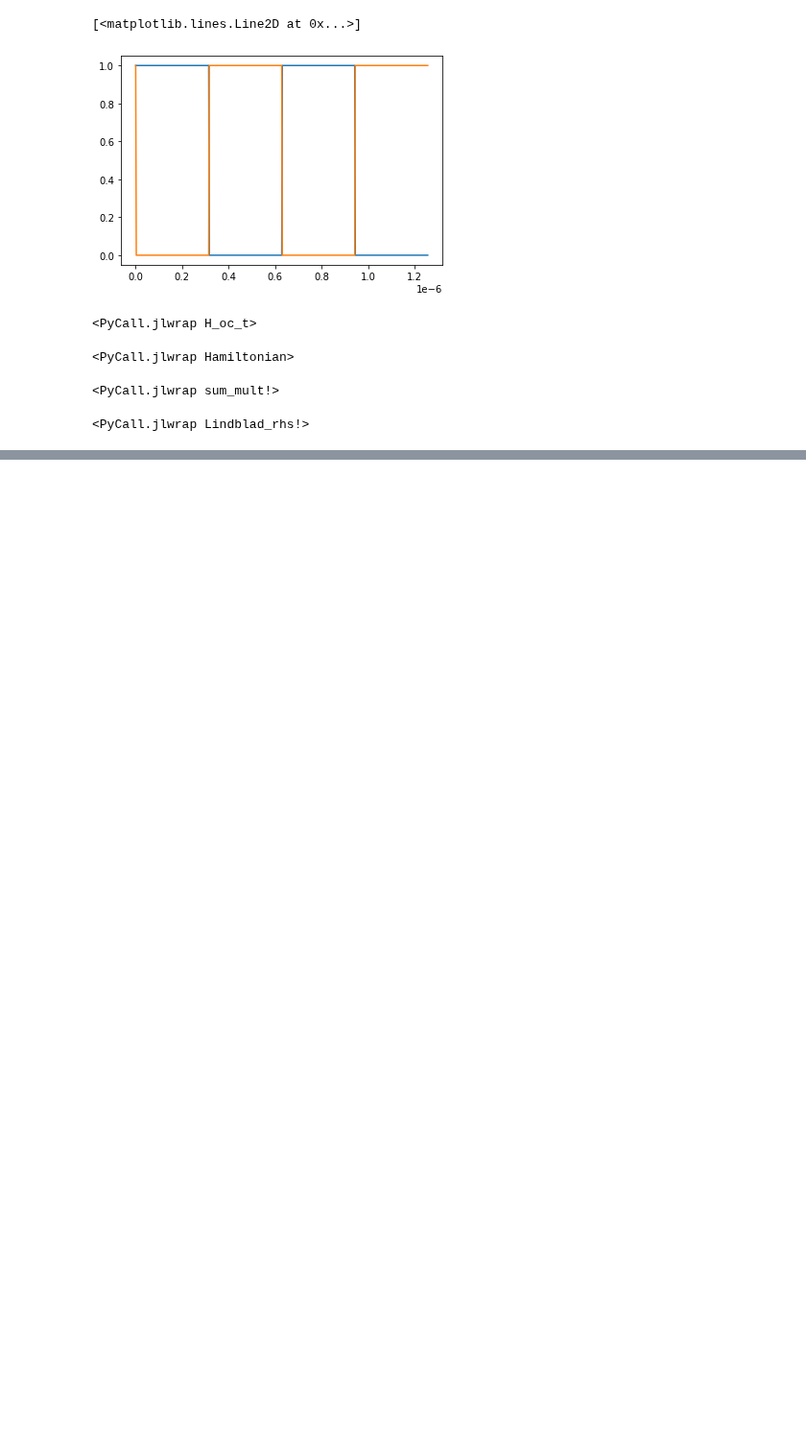
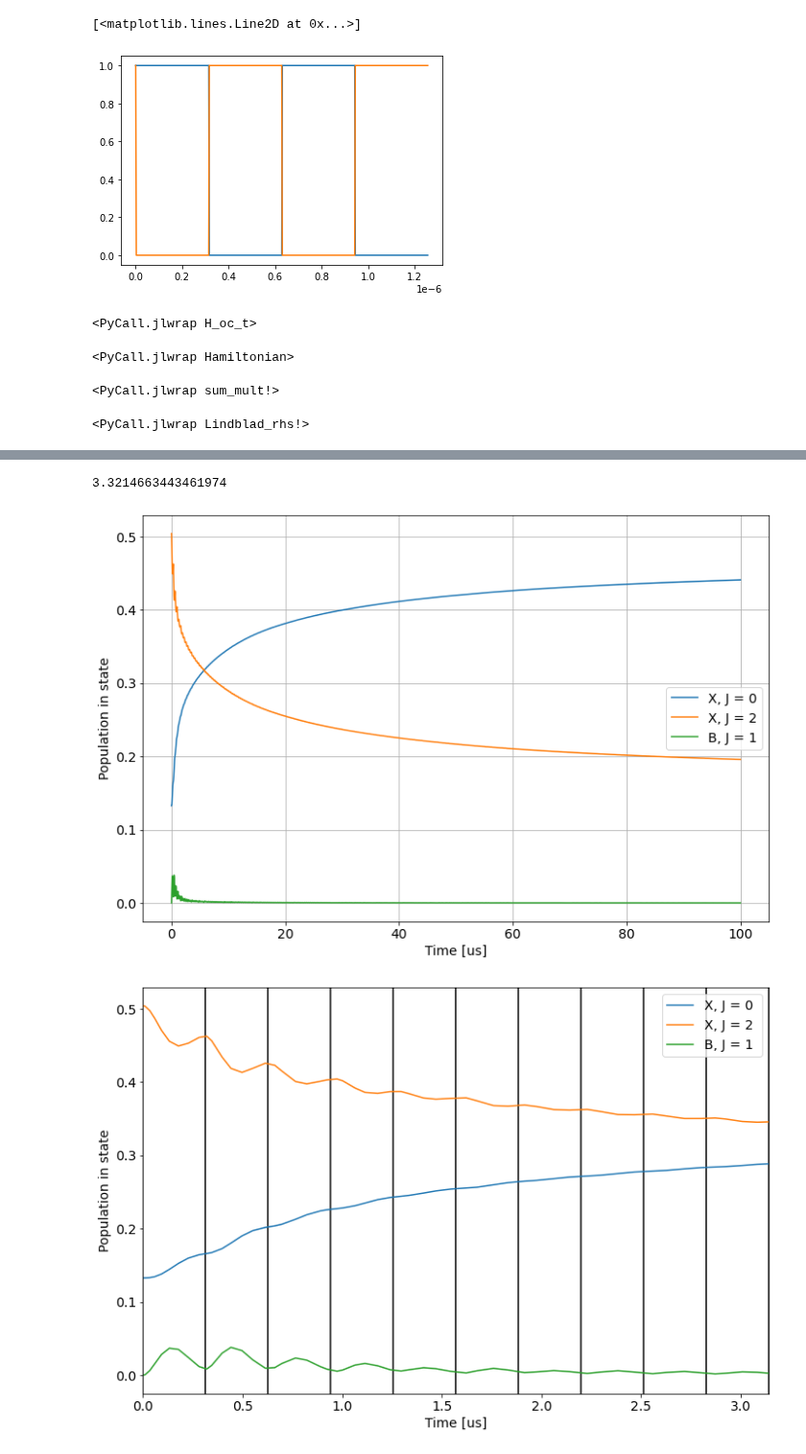
Before and after one commit to ograsdijk/CeNTREX-notebooks, a Jupyter notebook: optical bloch equations/Oskari Code Modified/Performance comparison with Julia.ipynb, the cells around one changed output, grey strips where cells are left out. Shown at 96% size. Saved outputs shown, nothing was run; the diff lists cells and outputs as text; code cells hidden in the pictures; blank space fills up the shorter version.

```diff
--- a/optical bloch equations/Oskari Code Modified/Performance comparison with Julia.ipynb
+++ b/optical bloch equations/Oskari Code Modified/Performance comparison with Julia.ipynb
@@ -732,0 +744,50 @@ Wall time: 3min 22s
+# %%
+ut = np.array(jl.Main.eval("sol[:]")).T
+pop_results = np.real(np.einsum('jji->ji',ut.reshape((rho_ini.shape[0], rho_ini.shape[1], ut.shape[2]))))
+t_array = jl.Main.eval("""sol.t""")
+
+m = t_array <= 300e-6
+
+t_array = t_array[m]
+pop_results = pop_results[:,m]
+
+#Plot populations in different J
+P0_triplet = np.sum(pop_results[1:4,:], axis = 0)
+P0_singlet = np.sum(pop_results[0:1,:], axis = 0)
+P0 = np.sum(pop_results[:4], axis = 0)
+P1 = np.sum(pop_results[4:16,:], axis = 0)
+P2 = np.sum(pop_results[16:36,:], axis = 0)
+PB1 = np.sum(pop_results[36:,:], axis = 0)
+
+fig, ax = plt.subplots(figsize = (12,8))
+# ax.plot(t_array*1e6, P0_triplet, label = 'X, J = 0, F = 1')
+# ax.plot(t_array*1e6, P0_singlet, label = 'X, J = 0, F = 0')
+ax.plot(t_array*1e6, P0, label = 'X, J = 0')
+# ax.plot(t_array*1e6, P1, label = 'X, J = 1')
+ax.plot(t_array*1e6, P2, label = 'X, J = 2')
+ax.plot(t_array*1e6, PB1, label = 'B, J = 1')
+ax.legend(fontsize = 14)
+ax.set_xlabel("Time [us]", fontsize = 14)
+ax.set_ylabel("Population in state", fontsize = 14)
+ax.tick_params(axis='both', labelsize=14)
+ax.grid(True)
+
+fig, ax = plt.subplots(figsize = (12,8))
+# ax.plot(t_array*1e6, P0_triplet, label = 'X, J = 0, F = 1')
+# ax.plot(t_array*1e6, P0_singlet, label = 'X, J = 0, F = 0')
+ax.plot(t_array*1e6, P0, label = 'X, J = 0')
+ax.plot(t_array*1e6, P2, label = 'X, J = 2')
+ax.plot(t_array*1e6, PB1, label = 'B, J = 1 ')
+ax.legend(fontsize = 14)
+ax.set_xlabel("Time [us]", fontsize = 14)
+ax.set_ylabel("Population in state", fontsize = 14)
+ax.tick_params(axis='both', labelsize=14)
+ax.set_xlim(0,5e6/wp)
+for i in range(20):
+    ax.axvline(i*1e6/wp/2, zorder = 0, color = 'k')
+
+print(P0[-1]/P0[0])
+# %% [output]
+3.3214663443461974
+[figure, added]
+[figure, added]
```
Also changed, not shown: parts of 30 cells of this notebook.
